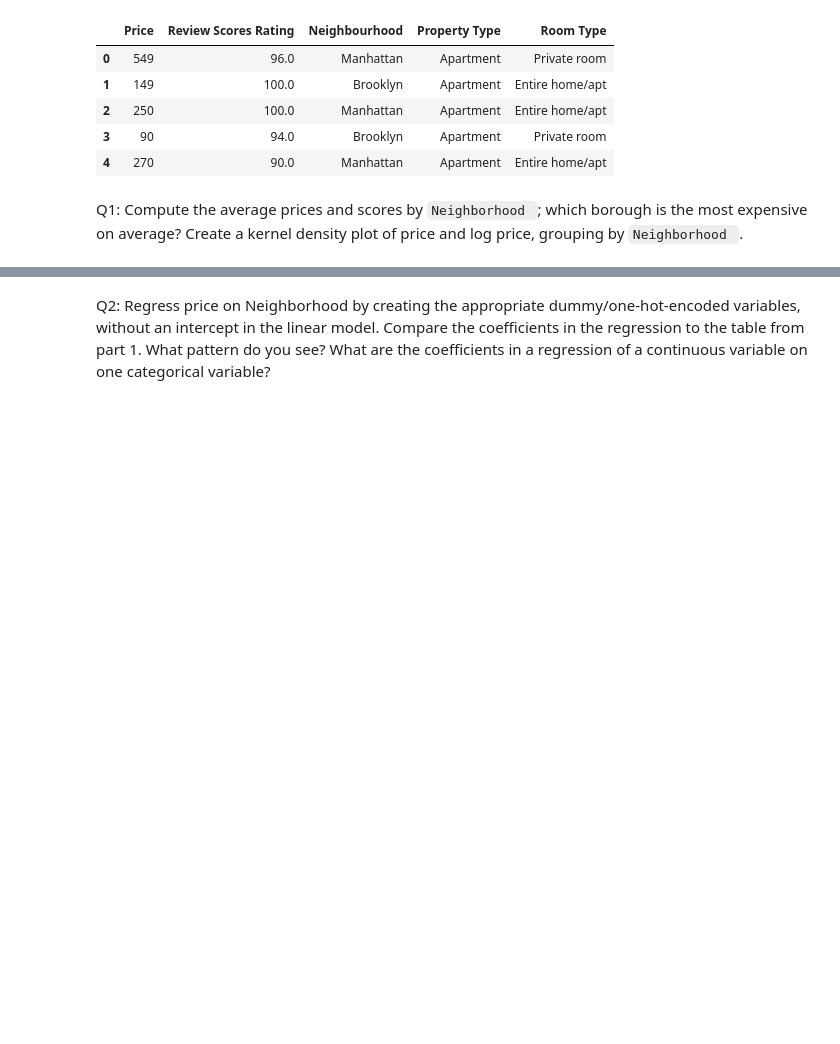
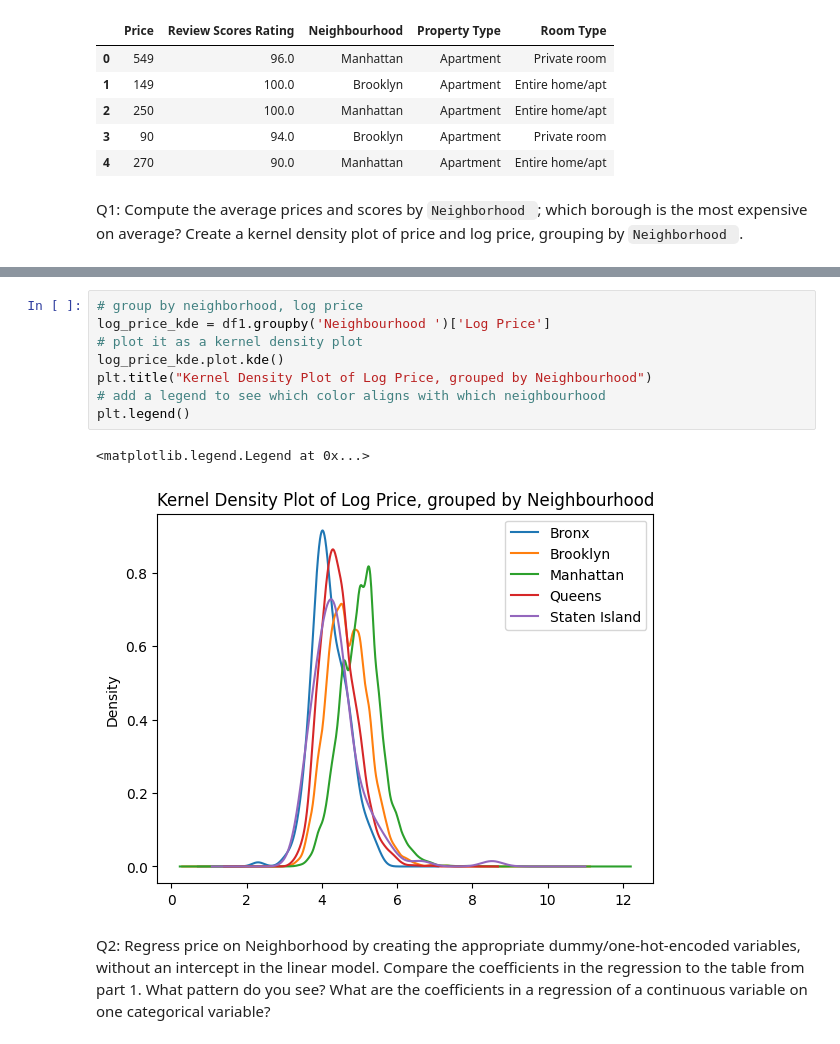
Before and after one commit to natalie-s11/week_8, a Jupyter notebook: Lab_IV_Linear_Models.ipynb, the cells around one changed output, grey strips where cells are left out. Drawn from its saved outputs; the diff is of its cells as text; blank space fills up the shorter version.

```diff
--- a/Lab_IV_Linear_Models.ipynb
+++ b/Lab_IV_Linear_Models.ipynb
@@ -54,2 +92,13 @@ Text(0.5, 1.0, 'Kernel Density Plot of Price grouped by Neighbourhood')
+# %%
+# group by neighborhood, log price
+log_price_kde = df1.groupby('Neighbourhood ')['Log Price']
+# plot it as a kernel density plot
+log_price_kde.plot.kde()
+plt.title("Kernel Density Plot of Log Price, grouped by Neighbourhood")
+# add a legend to see which color aligns with which neighbourhood
+plt.legend()
+# %% [output]
+<matplotlib.legend.Legend at 0x...>
+[figure, added]
 # %% [markdown]
 Q2: Regress price on Neighborhood  by creating the appropriate dummy/one-hot-encoded variables, without an intercept in the linear model. Compare the coefficients in the regression to the table from part 1. What pattern do you see? What are the coefficients in a regression of a continuous variable on one categorical variable?
```
Also changed, not shown: parts of 6 cells of this notebook.
